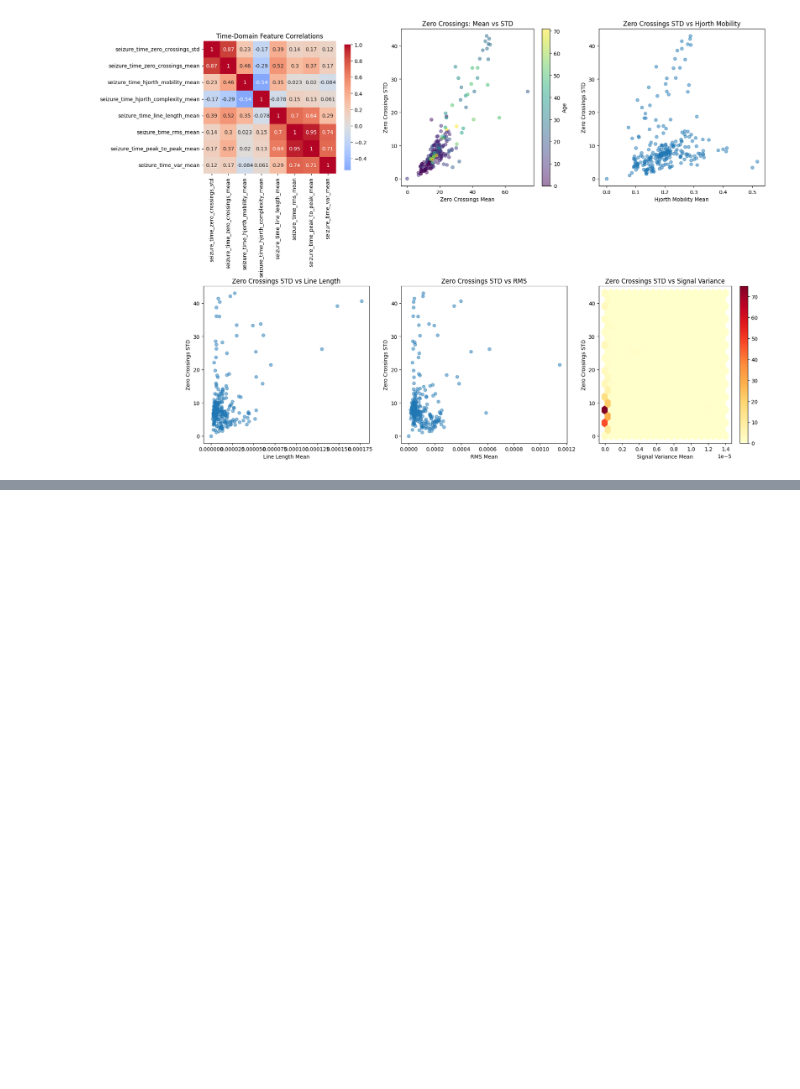
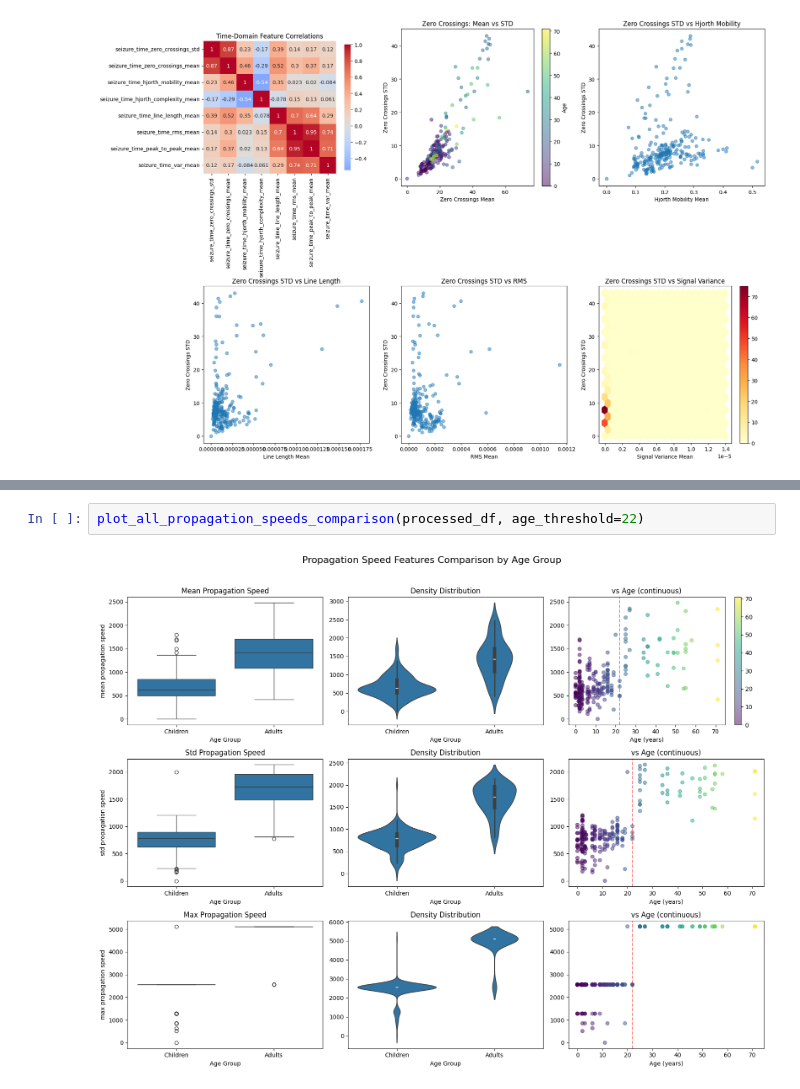
Before and after one commit to bonesclarke/epilepsy_data_exploration, a Jupyter notebook: extracted-eeg-data-analysis.ipynb, the cells around one changed output, grey strips where cells are left out. Drawn from its saved outputs; the diff is of its cells as text; blank space fills up the shorter version.

```diff
--- a/extracted-eeg-data-analysis.ipynb
+++ b/extracted-eeg-data-analysis.ipynb
@@ -249,0 +574,4 @@ analyze_zc_time_domain_relationships()
+# %%
+plot_all_propagation_speeds_comparison(processed_df, age_threshold=22)
+# %% [output]
+[figure, added]
```
Also changed, not shown: parts of 10 cells of this notebook, 5 other files.
